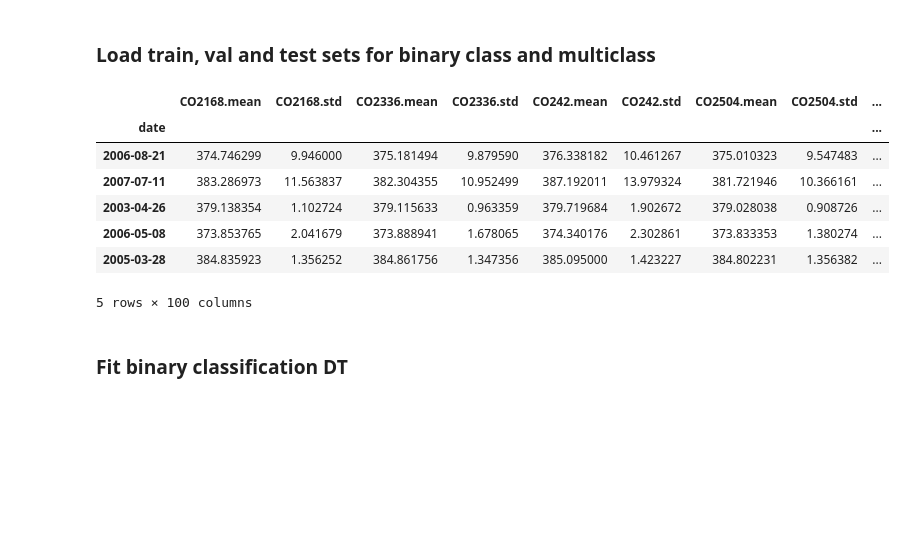
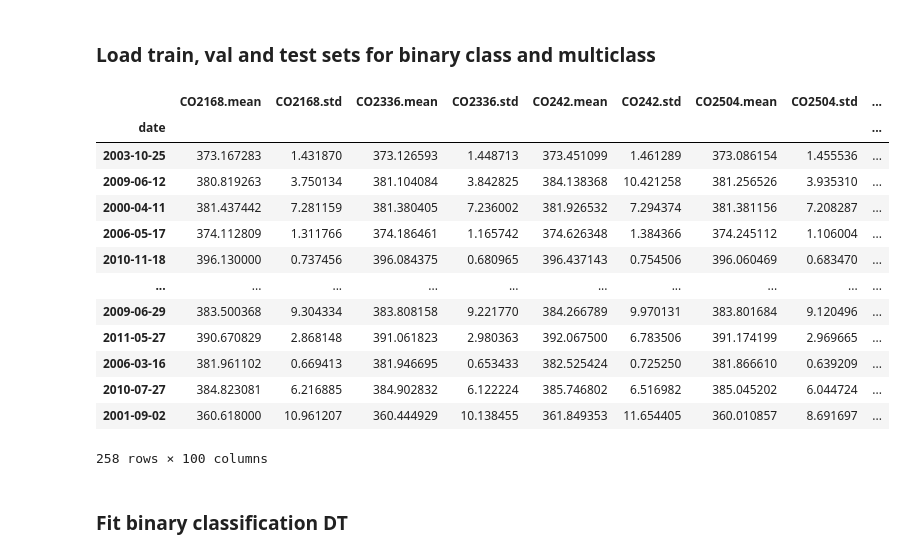
Before and after one commit to williwilliams3/TermProjectIML, a Jupyter notebook: DecisionTreeFit_CV.ipynb, the cells around one changed output. Drawn from its saved outputs; the diff is of its cells as text; code cells hidden in the pictures; blank space fills up the shorter version.

```diff
--- a/DecisionTreeFit_CV.ipynb
+++ b/DecisionTreeFit_CV.ipynb
@@ -14,16 +14,22 @@ import os
 os.chdir('/Users/bwilliams/GoogleDrive/UniversityOfHelsinki/Fall2020/IML/TeamProject/TermProjectIML/bin')
 from SplitData import *
 # %%
-X_train.head()
+X_train
 # %% [output]
 |  | CO2168.mean | CO2168.std | CO2336.mean | CO2336.std | CO242.mean | CO242.std | CO2504.mean | CO2504.std | ... |
 | date |  |  |  |  |  |  |  |  | ... |
-| 2006-08-21 | 374.746299 | 9.946000 | 375.181494 | 9.879590 | 376.338182 | 10.461267 | 375.010323 | 9.547483 | ... |
-| 2007-07-11 | 383.286973 | 11.563837 | 382.304355 | 10.952499 | 387.192011 | 13.979324 | 381.721946 | 10.366161 | ... |
-| 2003-04-26 | 379.138354 | 1.102724 | 379.115633 | 0.963359 | 379.719684 | 1.902672 | 379.028038 | 0.908726 | ... |
-| 2006-05-08 | 373.853765 | 2.041679 | 373.888941 | 1.678065 | 374.340176 | 2.302861 | 373.833353 | 1.380274 | ... |
-| 2005-03-28 | 384.835923 | 1.356252 | 384.861756 | 1.347356 | 385.095000 | 1.423227 | 384.802231 | 1.356382 | ... |
+| 2003-10-25 | 373.167283 | 1.431870 | 373.126593 | 1.448713 | 373.451099 | 1.461289 | 373.086154 | 1.455536 | ... |
+| 2009-06-12 | 380.819263 | 3.750134 | 381.104084 | 3.842825 | 384.138368 | 10.421258 | 381.256526 | 3.935310 | ... |
+| 2000-04-11 | 381.437442 | 7.281159 | 381.380405 | 7.236002 | 381.926532 | 7.294374 | 381.381156 | 7.208287 | ... |
+| 2006-05-17 | 374.112809 | 1.311766 | 374.186461 | 1.165742 | 374.626348 | 1.384366 | 374.245112 | 1.106004 | ... |
+| 2010-11-18 | 396.130000 | 0.737456 | 396.084375 | 0.680965 | 396.437143 | 0.754506 | 396.060469 | 0.683470 | ... |
+| ... | ... | ... | ... | ... | ... | ... | ... | ... | ... |
+| 2009-06-29 | 383.500368 | 9.304334 | 383.808158 | 9.221770 | 384.266789 | 9.970131 | 383.801684 | 9.120496 | ... |
+| 2011-05-27 | 390.670829 | 2.868148 | 391.061823 | 2.980363 | 392.067500 | 6.783506 | 391.174199 | 2.969665 | ... |
+| 2006-03-16 | 381.961102 | 0.669413 | 381.946695 | 0.653433 | 382.525424 | 0.725250 | 381.866610 | 0.639209 | ... |
+| 2010-07-27 | 384.823081 | 6.216885 | 384.902832 | 6.122224 | 385.746802 | 6.516982 | 385.045202 | 6.044724 | ... |
+| 2001-09-02 | 360.618000 | 10.961207 | 360.444929 | 10.138455 | 361.849353 | 11.654405 | 360.010857 | 8.691697 | ... |
-5 rows × 100 columns
+258 rows × 100 columns
 # %% [markdown]
 ### Fit binary classification DT
 # %%
```
Also changed, not shown: 6 other files.
